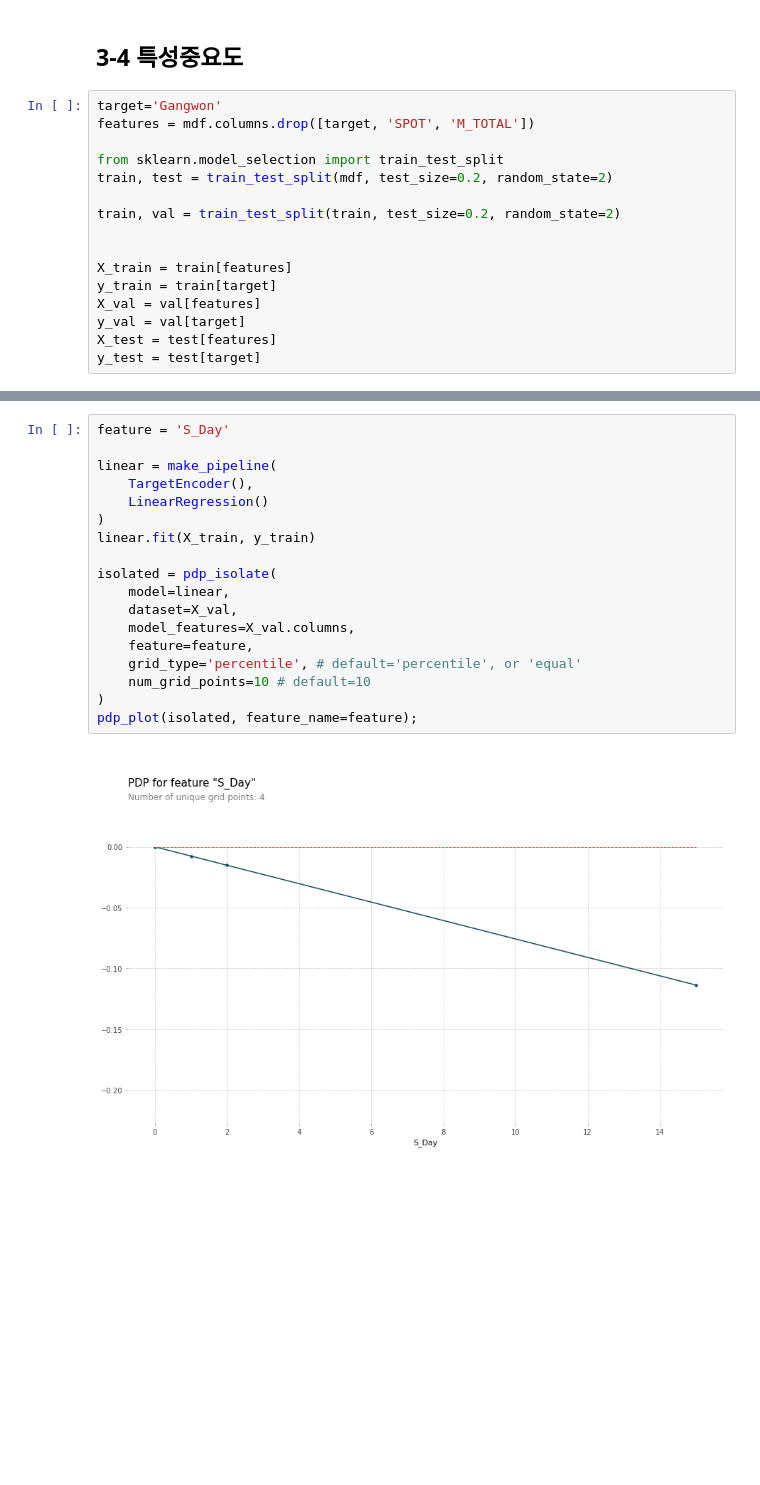
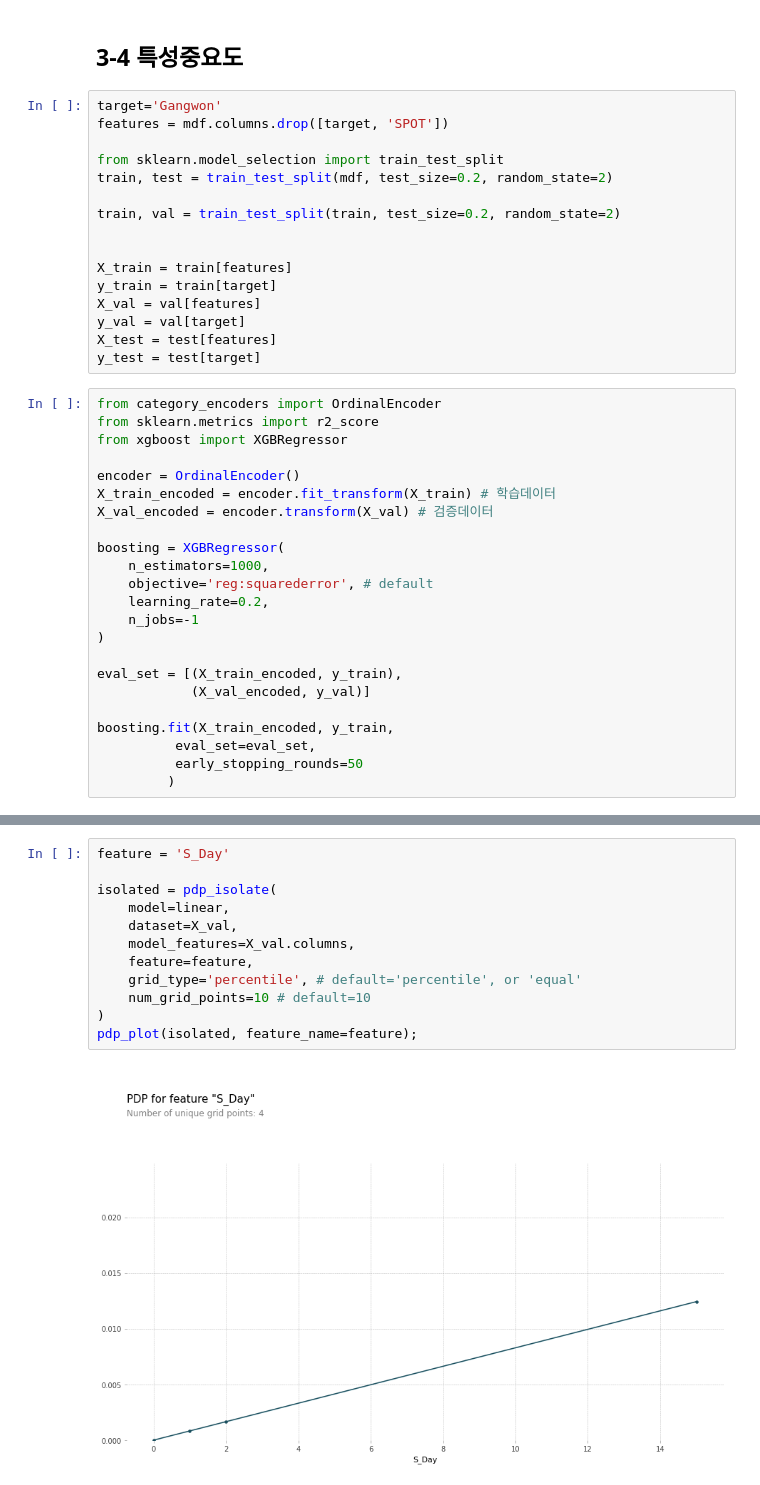
Before and after one commit to kerobes97/Lets_Boot, a Jupyter notebook: Travel_Data/AI_04_김미리_section2.ipynb, the cells around one changed output, grey strips where cells are left out. Saved outputs shown, nothing was run; the diff lists cells and outputs as text; blank space fills up the shorter version.

```diff
--- a/Travel_Data/AI_04_김미리_section2.ipynb
+++ b/Travel_Data/AI_04_김미리_section2.ipynb
@@ -1263,7 +1263,7 @@ rf_ndf
 ## **3-4 특성중요도**
 # %%
 target='Gangwon'
-features = mdf.columns.drop([target, 'SPOT', 'M_TOTAL'])
+features = mdf.columns.drop([target, 'SPOT'])
 
 from sklearn.model_selection import train_test_split
 train, test = train_test_split(mdf, test_size=0.2, random_state=2)
@@ -1277,3 +1277,26 @@ X_val = val[features]
 y_val = val[target]
 X_test = test[features]
 y_test = test[target]
+# %%
+from category_encoders import OrdinalEncoder
+from sklearn.metrics import r2_score
+from xgboost import XGBRegressor
+
+encoder = OrdinalEncoder()
+X_train_encoded = encoder.fit_transform(X_train) # 학습데이터
+X_val_encoded = encoder.transform(X_val) # 검증데이터
+
+boosting = XGBRegressor(
+    n_estimators=1000,
+    objective='reg:squarederror', # default
+    learning_rate=0.2,
+    n_jobs=-1
+)
+
+eval_set = [(X_train_encoded, y_train),
+            (X_val_encoded, y_val)]
+
+boosting.fit(X_train_encoded, y_train,
+          eval_set=eval_set,
+          early_stopping_rounds=50
+         )
@@ -1306,24 +1374,18 @@ findfont: Font family ['Arial'] not found. Falling back to DejaVu Sans.
 [figure]
 # %%
 feature = 'S_Day'
-
-linear = make_pipeline(
-    TargetEncoder(),
-    LinearRegression()
-)
-linear.fit(X_train, y_train)
 
 isolated = pdp_isolate(
     model=linear,
     dataset=X_val,
     model_features=X_val.columns,
     feature=feature,
     grid_type='percentile', # default='percentile', or 'equal'
     num_grid_points=10 # default=10
 )
 pdp_plot(isolated, feature_name=feature);
 # %% [output]
-[figure, old version]
+[figure, new version]
 # %%
 feature = 'BNA'
 
```
Also changed, not shown: parts of 34 cells of this notebook.
